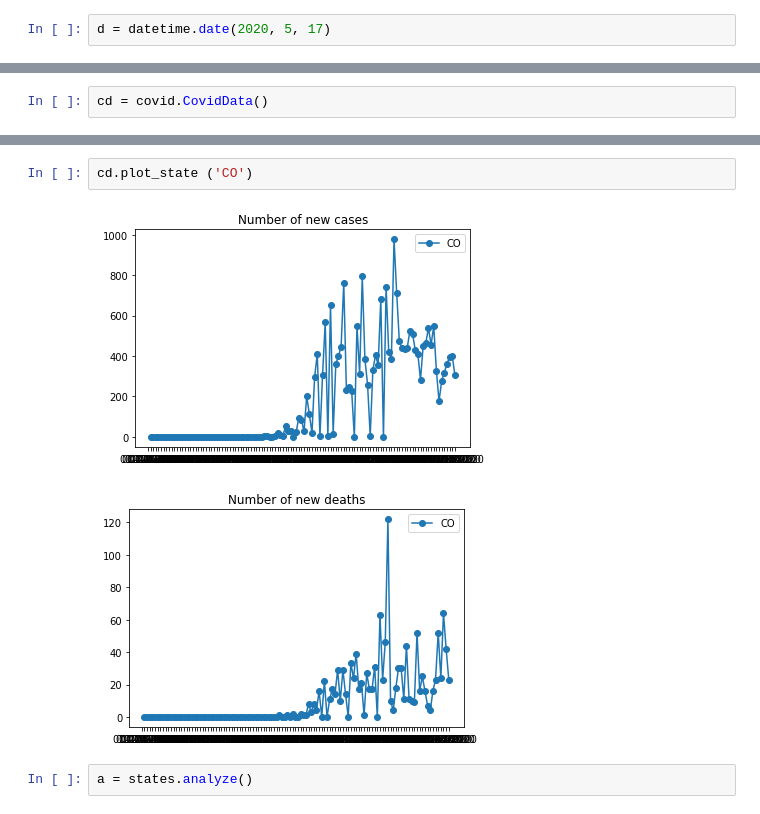
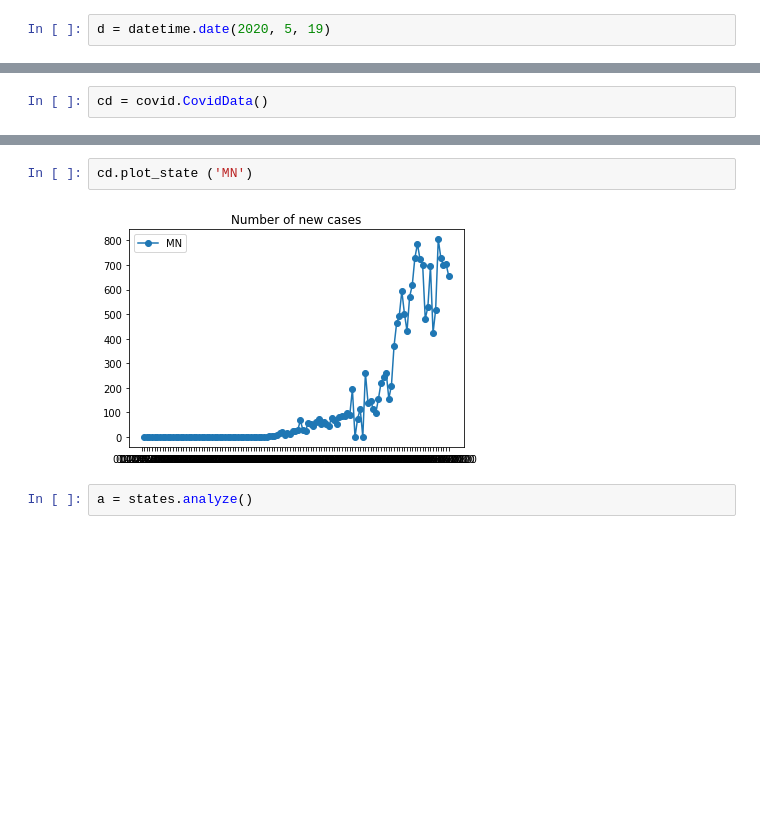
Before and after one commit to nearwalden/covid-compute, a Jupyter notebook: testing2.ipynb, the cells around one changed output, grey strips where cells are left out. Saved outputs shown, nothing was run; the diff lists cells and outputs as text; blank space fills up the shorter version.

```diff
--- a/testing2.ipynb
+++ b/testing2.ipynb
@@ -21,7 +21,7 @@ importlib.reload(states)
 # %% [output]
 <module 'states' from '/Users/dd/gitcode/covid-compute/states.py'>
 # %%
-d = datetime.date(2020, 5, 17)
+d = datetime.date(2020, 5, 19)
 # %%
 d = d + datetime.timedelta(days=1)
 # %%
@@ -41,8 +41,7 @@ cd.plot_state ('CA')
 # %%
-cd.plot_state ('CO')
+cd.plot_state ('MN')
 # %% [output]
-[figure, old version]
+[figure, new version]
-[figure, removed]
 # %%
 a = states.analyze()
 # %%
```
Also changed, not shown: parts of 2 cells of this notebook, 5 other files.
